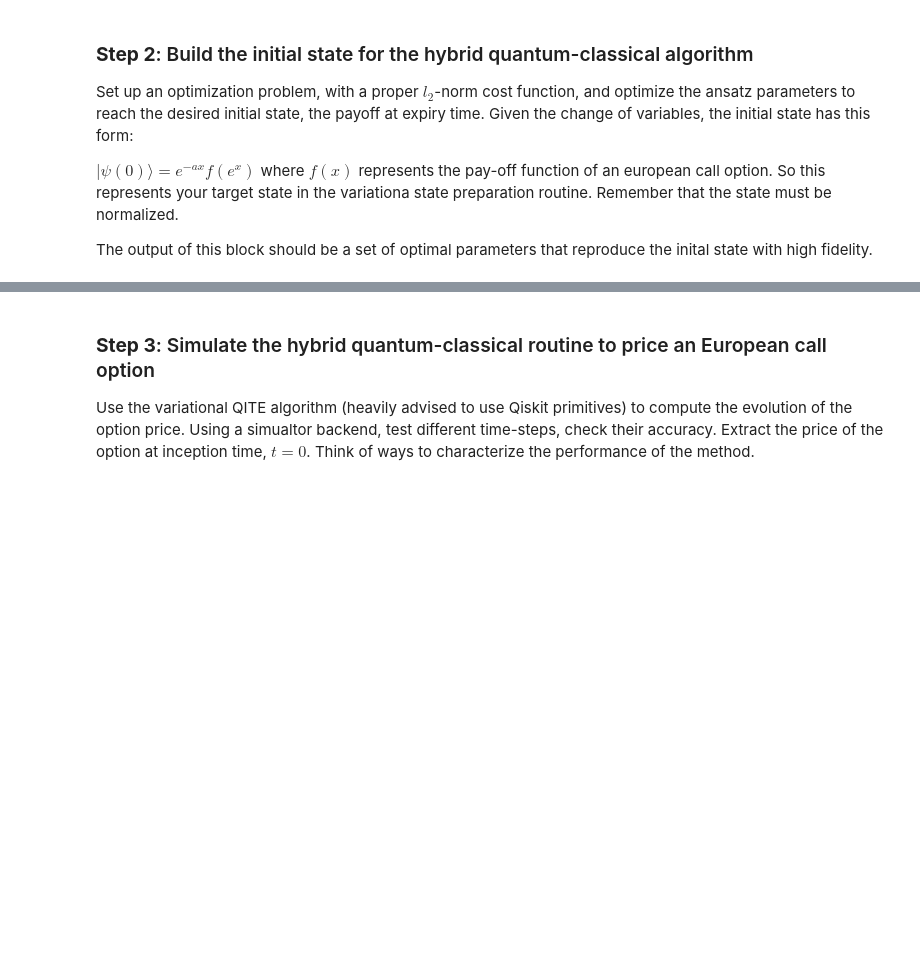
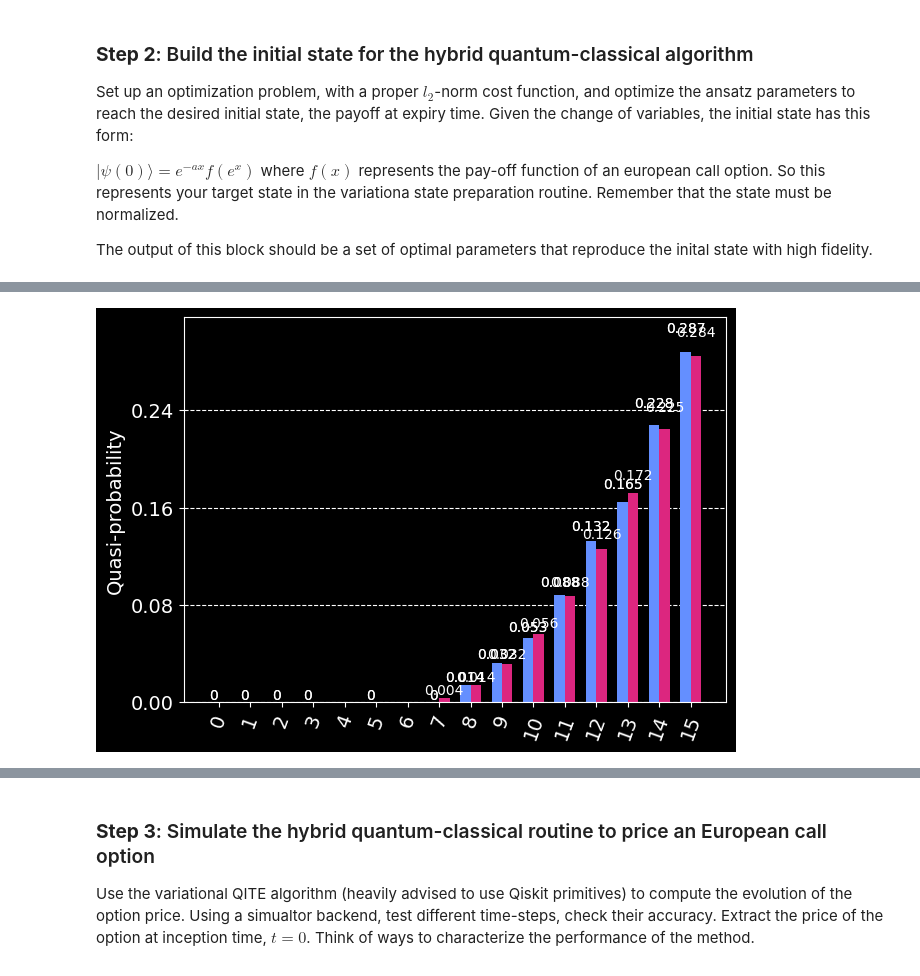
Before and after one commit to FelixXu35/Qisikit_Hackathon_BCN, a Jupyter notebook: Moodys_challenge.ipynb, the cells around one changed output, grey strips where cells are left out. Drawn from its saved outputs; the diff is of its cells as text; code cells hidden in the pictures; blank space fills up the shorter version.

```diff
--- a/Moodys_challenge.ipynb
+++ b/Moodys_challenge.ipynb
@@ -365,0 +363,5 @@ print(output_distr)
+# %%
+output_distr = counts_to_distr(counts)
+display(plot_histogram([output_distr, target_distr]))
+# %% [output]
+[figure, added]
```
Also changed, not shown: parts of 5 cells of this notebook.
